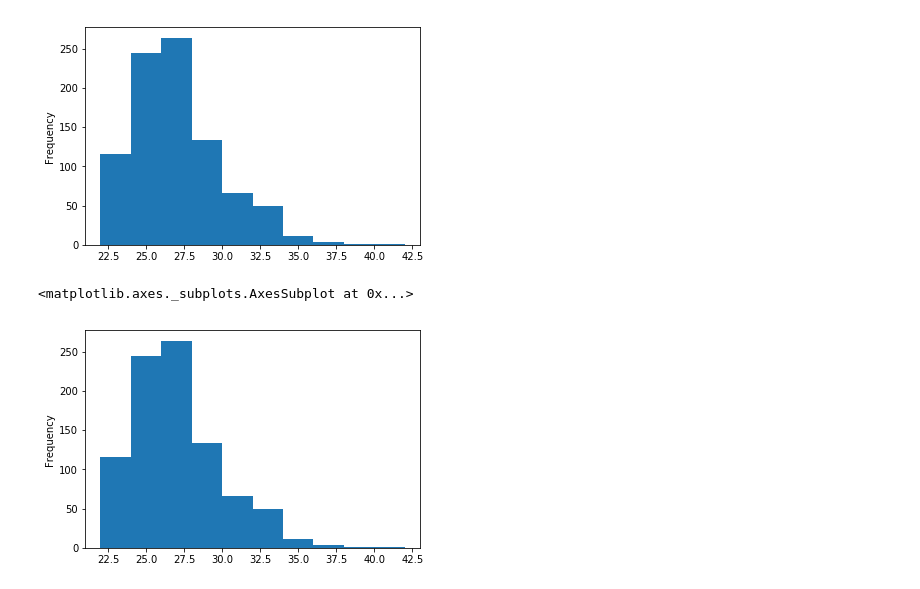
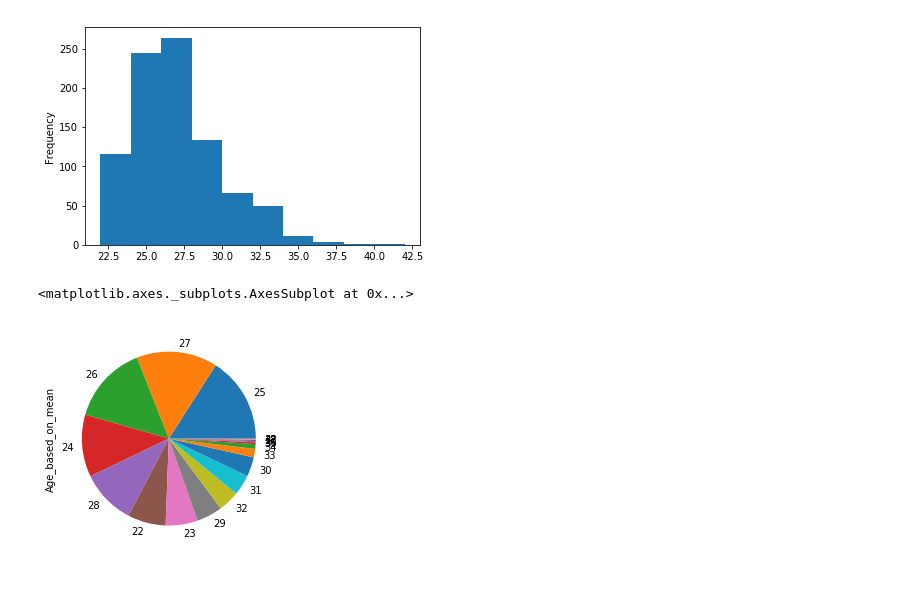
Before and after one commit to deepak-sadanandan/Python, a Jupyter notebook: Panda - Analysis.ipynb, the cells around one changed output. Saved outputs shown, nothing was run; the diff lists cells and outputs as text; code cells hidden in the pictures.

```diff
--- a/Panda - Analysis.ipynb
+++ b/Panda - Analysis.ipynb
@@ -52,17 +99,21 @@ df.loc[:, (df.isna().any())]
 # %%
 
+# to chage the order of the columns - here bringing the just_date column as the first column
 cols_reorg=['just_date','Learning Interest','Organization','Years of Overall Experience','Source of connect','Years of Experience','Your time spent on the call','Probability of join ','Status']
 df[cols_reorg]
-df.shape
 
-df=df[(df['just_date'] > '2016-03-31') & (df['just_date'] < '2017-04-01')]
+# 5) filter the rows for the condition - April 1,2016 to Mar 31, 2017
+# the filter to select the rows based on the date filter
+start_date = '2016-04-01'
+end_date = '2017-03-31'
+df=df[(df['just_date'] >= start_date) & (df['just_date'] <= end_date)]
 
+#  6) Greater of col2 and col3 will be considered as total_years_exp
+# create a new column - here we copy the value based on condition
+# create a filter and assign it to a variable for future use
 df['total_exp'] = df['Years of Overall Experience']
-
-mask = (df['total_exp'] == 0)
+mask = ((df['total_exp'] == 0) | (df['Years of Experience'] > df['Years of Overall Experience']) )
 df.loc[mask, 'total_exp'] = df.loc[mask, 'Years of Experience']
-
-df[(df['Years of Overall Experience'] == 0) & (df['Years of Experience'] > 0)]
 # %% [output]
 |  | Entry Date Time | Learning Interest | Organization | Years of Overall Experience | Source of connect | ... |
 | 5 | 2016-10-14 16:00:00 | Selenium | IBM | 0.0 | Reference | ... |
@@ -231,7 +257,7 @@ df["Age_based_on_mean"].plot(kind="hist")
 <matplotlib.axes._subplots.AxesSubplot at 0x...>
 [figure]
 # %%
-df["Age_based_on_median"].plot(kind="hist")
+df["Age_based_on_mean"].value_counts().plot(kind='pie')
 # %% [output]
 <matplotlib.axes._subplots.AxesSubplot at 0x...>
-[figure, old version]
+[figure, new version]
```
Also changed, not shown: parts of 14 cells of this notebook.
